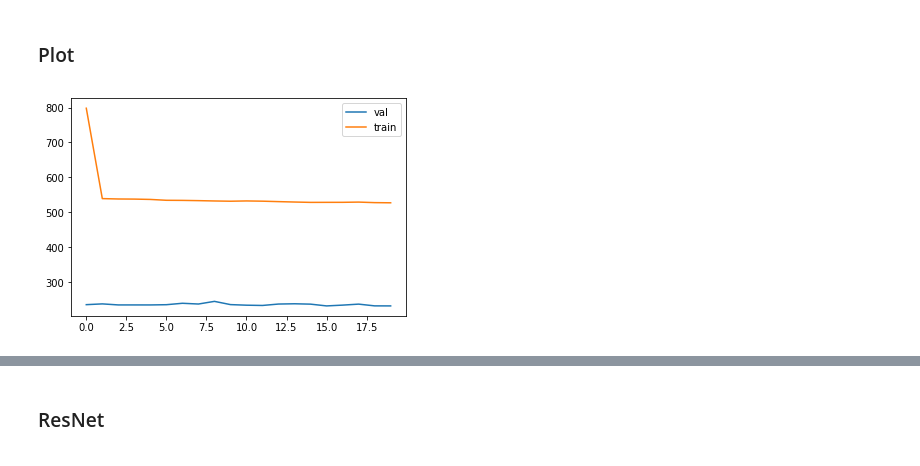
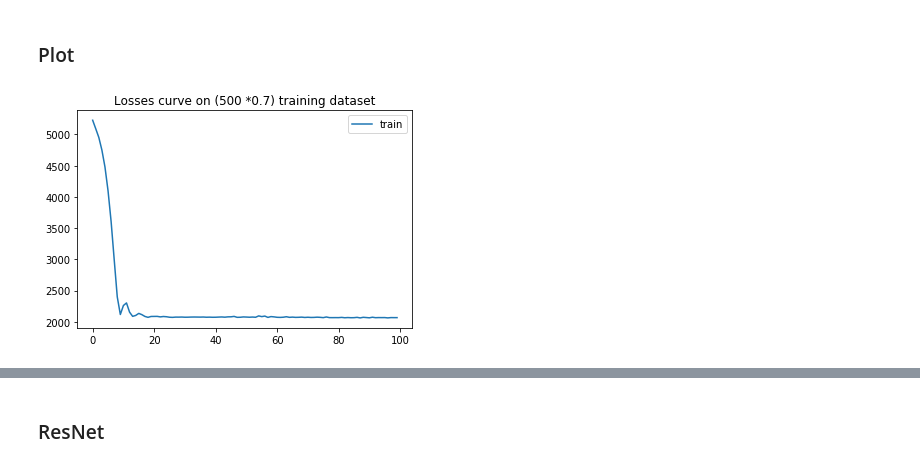
Before and after one commit to syin3/cs231n-cyclone, a Jupyter notebook: read.ipynb, the cells around one changed output, grey strips where cells are left out. Saved outputs shown, nothing was run; the diff lists cells and outputs as text; code cells hidden in the pictures.

```diff
--- a/read.ipynb
+++ b/read.ipynb
@@ -512,7 +519,7 @@ class kddTCData(data.Dataset):
     def length(self):
         return self.data.shape[0]
 # %%
-def train_model(model, dataloaders, criterion, optimizer, num_epochs, is_inception=False):
+def train_model(model, dataloaders, criterion, optimizer, num_epochs, length, is_inception=False):
     since = time.time()
 
     train_loss_history = []
@@ -571,8 +578,7 @@ def train_model(model, dataloaders, criterion, optimizer, num_epochs, is_incepti
                 running_loss += loss.item() * inputs.size(0)
                 # running_corrects += torch.sum(preds == labels.data)
 
-            epoch_loss = running_loss / len(dataloaders[phase].dataset)
-            print(phase, len(dataloaders[phase].dataset))
+            epoch_loss = running_loss / length[phase]
             # epoch_acc = running_corrects.double() / len(dataloaders[phase].dataset)
 
             # print('{} Loss: {:.4f} Acc: {:.4f}'.format(phase, epoch_loss, epoch_acc))
@@ -612,14 +618,17 @@ def learn(model, data_source, batch_size, num_epochs):
     data = kddTCData(dataDic[data_source],
                          transform = data_transform)
 
-    NUM_DATA = data.length()
+    NUM_DATA = 500 # data.length()
     print(NUM_DATA)
+    length = {}
+    length['train'] = int(NUM_DATA * 0.7)
+    length['val'] = NUM_DATA - int(NUM_DATA * 0.7)
     dataloaders = {}
     dataloaders['train'] = DataLoader(data, batch_size=batch_size,
-                              sampler=sampler.SubsetRandomSampler(range(int(NUM_DATA * 0.7))),
+                                      sampler=SubsetRandomSampler(range(int(NUM_DATA * 0.7))),
                              num_workers=4)
     dataloaders['val'] = DataLoader(data, batch_size=batch_size,
-                            sampler=sampler.SubsetRandomSampler(range(int(NUM_DATA * 0.7), NUM_DATA)),
+                                    sampler=SubsetRandomSampler(range(int(NUM_DATA * 0.7), NUM_DATA)),
                             num_workers=4)
 
     model = model.to(device)
@@ -628,12 +637,12 @@ def learn(model, data_source, batch_size, num_epochs):
 
     # Observe that all parameters are being optimized
     # optim.SGD(kdd18.parameters(), lr=0.001, momentum=0.9)
-    model_optmzer = optim.Adam(model.parameters(), lr=0.00002)
+    model_optmzer = optim.Adam(model.parameters(), lr=0.0001, weight_decay=0.00001)
 
     model, val_loss_history, train_loss_history = train_model(model, dataloaders, criterion,
-                           model_optmzer, num_epochs=num_epochs)
+                           model_optmzer, num_epochs=num_epochs, length = length)
     return model, val_loss_history, train_loss_history
 # %%
 kdd18 = kddTC(pretrained=False)
-_, val_loss, train_loss = learn(kdd18, 'c-i-sh', batch_size = 64, num_epochs = 20)
+_, val_loss, train_loss = learn(kdd18, 'c-i-sh', batch_size = 128, num_epochs = 100)
 # %% [output]
@@ -657,9 +666,10 @@ Best val Loss: 232.333694
 # %% [markdown]
 ### Plot
 # %%
-plt.plot(val_loss, label = 'val')
+# plt.plot(val_loss, label = 'val')
 plt.plot(train_loss, label = 'train')
+plt.title('Losses curve on (500 *0.7) training dataset')
 plt.legend()
 plt.show()
 # %% [output]
-[figure, old version]
+[figure, new version]
```
Also changed, not shown: parts of 14 cells of this notebook.
